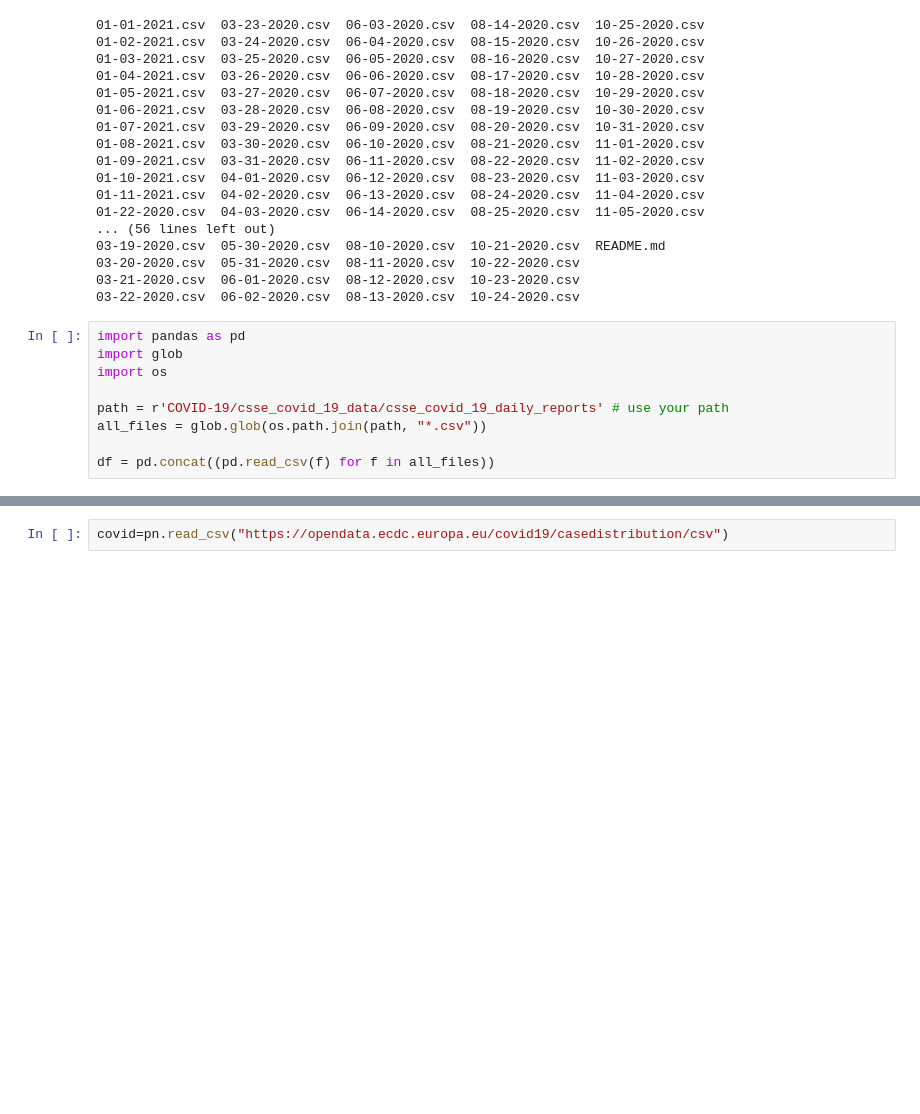
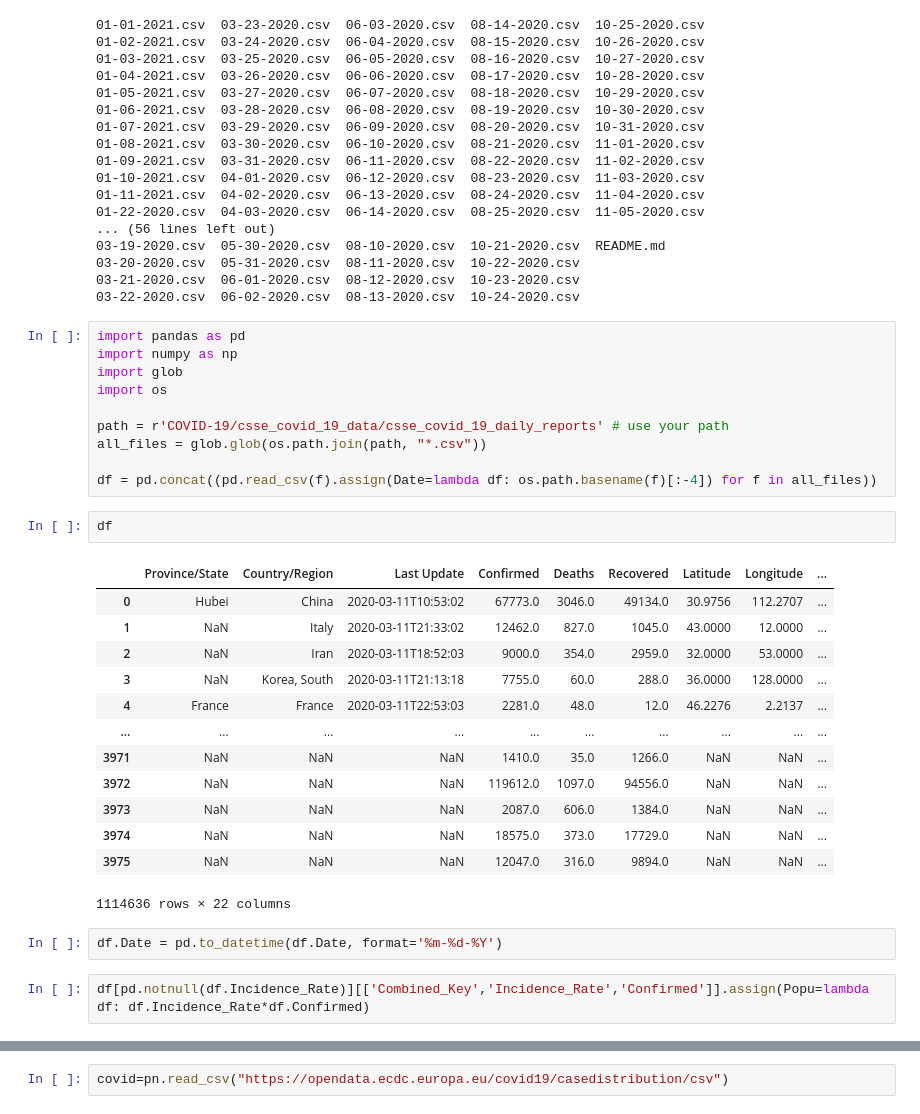
Before and after one commit to jmcarbo/databases, a Jupyter notebook: database-examples.ipynb, the cells around one changed output, grey strips where cells are left out. Saved outputs shown, nothing was run; the diff lists cells and outputs as text; blank space fills up the shorter version.

```diff
--- a/database-examples.ipynb
+++ b/database-examples.ipynb
@@ -33,10 +33,31 @@ Checking out files: 100% (860/860), done.
 03-22-2020.csv  06-02-2020.csv  08-13-2020.csv  10-24-2020.csv
 # %%
 import pandas as pd
+import numpy as np
 import glob
 import os
 
 path = r'COVID-19/csse_covid_19_data/csse_covid_19_daily_reports' # use your path
 all_files = glob.glob(os.path.join(path, "*.csv"))
 
-df = pd.concat((pd.read_csv(f) for f in all_files))
+df = pd.concat((pd.read_csv(f).assign(Date=lambda df: os.path.basename(f)[:-4]) for f in all_files))
+# %%
+df
+# %% [output]
+|  | Province/State | Country/Region | Last Update | Confirmed | Deaths | Recovered | Latitude | Longitude | ... |
+| 0 | Hubei | China | 2020-03-11T10:53:02 | 67773.0 | 3046.0 | 49134.0 | 30.9756 | 112.2707 | ... |
+| 1 | NaN | Italy | 2020-03-11T21:33:02 | 12462.0 | 827.0 | 1045.0 | 43.0000 | 12.0000 | ... |
+| 2 | NaN | Iran | 2020-03-11T18:52:03 | 9000.0 | 354.0 | 2959.0 | 32.0000 | 53.0000 | ... |
+| 3 | NaN | Korea, South | 2020-03-11T21:13:18 | 7755.0 | 60.0 | 288.0 | 36.0000 | 128.0000 | ... |
+| 4 | France | France | 2020-03-11T22:53:03 | 2281.0 | 48.0 | 12.0 | 46.2276 | 2.2137 | ... |
+| ... | ... | ... | ... | ... | ... | ... | ... | ... | ... |
+| 3971 | NaN | NaN | NaN | 1410.0 | 35.0 | 1266.0 | NaN | NaN | ... |
+| 3972 | NaN | NaN | NaN | 119612.0 | 1097.0 | 94556.0 | NaN | NaN | ... |
+| 3973 | NaN | NaN | NaN | 2087.0 | 606.0 | 1384.0 | NaN | NaN | ... |
+| 3974 | NaN | NaN | NaN | 18575.0 | 373.0 | 17729.0 | NaN | NaN | ... |
+| 3975 | NaN | NaN | NaN | 12047.0 | 316.0 | 9894.0 | NaN | NaN | ... |
+1114636 rows × 22 columns
+# %%
+df.Date = pd.to_datetime(df.Date, format='%m-%d-%Y')
+# %%
+df[pd.notnull(df.Incidence_Rate)][['Combined_Key','Incidence_Rate','Confirmed']].assign(Popu=lambda df: df.Incidence_Rate*df.Confirmed)
```
Also changed, not shown: parts of 4 cells of this notebook.
